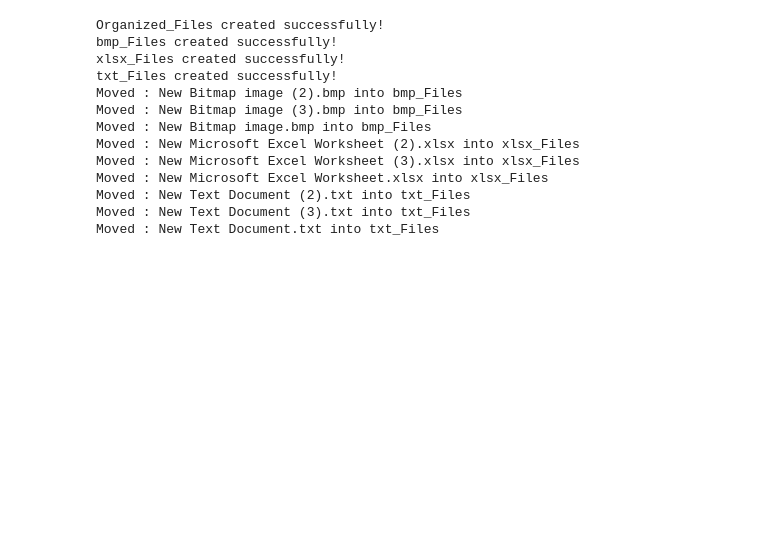
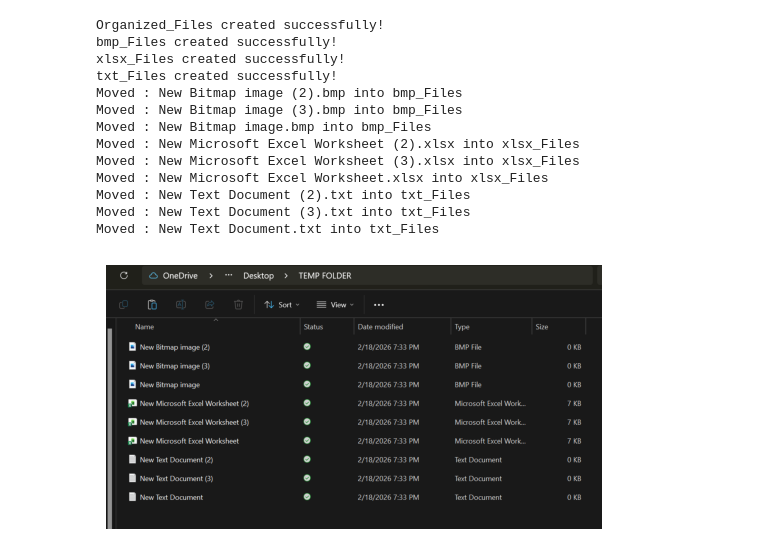
Before and after one commit to sasikanth6076/Automated-File-Sorter-in-File-Explorer-using-Python, a Jupyter notebook: Notebook.ipynb, the cells around one changed output. Cells and saved outputs as stored; diff of their text form; code cells hidden in the pictures; blank space fills up the shorter version.

Commit message:
Added Before Image of the TEMP FOLDER

```diff
--- a/Notebook.ipynb
+++ b/Notebook.ipynb
@@ -71,3 +71,13 @@ Moved : New Microsoft Excel Worksheet.xlsx into xlsx_Files
 Moved : New Text Document (2).txt into txt_Files
 Moved : New Text Document (3).txt into txt_Files
 Moved : New Text Document.txt into txt_Files
+# %%
+import matplotlib.pyplot as plt
+import matplotlib.image as mpimg
+
+img = mpimg.imread(r"C:\Users\sasikanthchowdhary.n\OneDrive - Mu Sigma Business Solutions Pvt. Ltd\Desktop\TEMP FOLDER\Before.png")   # read the image
+plt.imshow(img)                       # display it
+plt.axis('off')                       # hide the axis lines
+plt.show()
+# %% [output]
+[figure, added]
```
